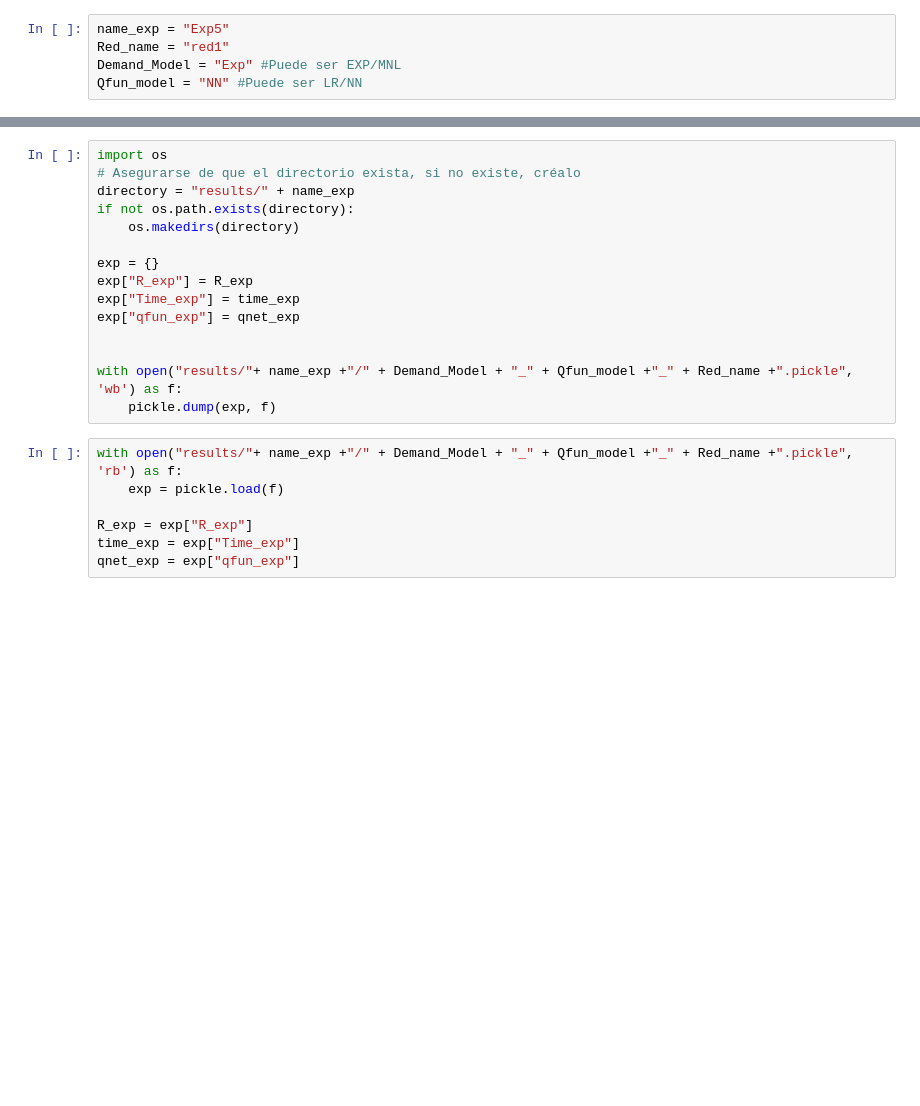
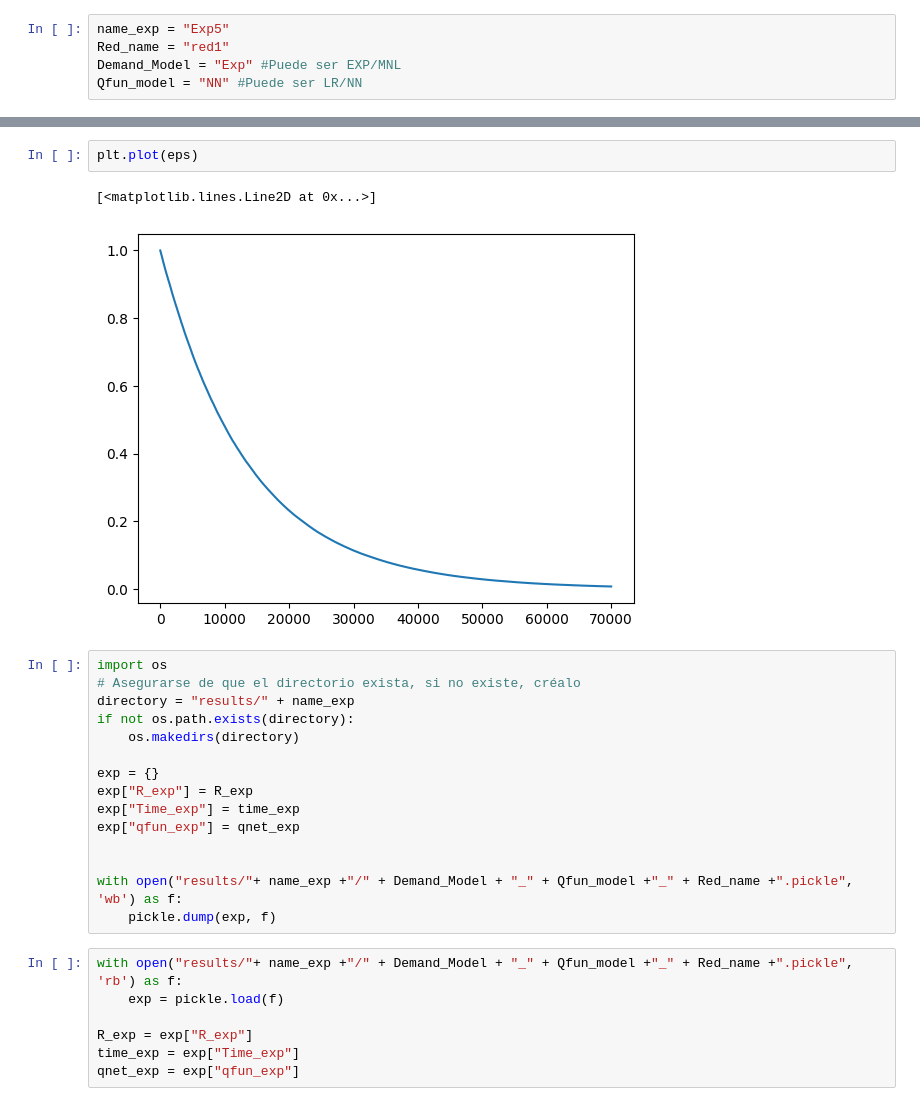
Before and after one commit to Oseluss/RMS, a Jupyter notebook: ARM-RED-DQL.ipynb, the cells around one changed output, grey strips where cells are left out. Cells and saved outputs as stored; diff of their text form; blank space fills up the shorter version.

```diff
--- a/ARM-RED-DQL.ipynb
+++ b/ARM-RED-DQL.ipynb
@@ -77,3 +75,8 @@ Experimento 2: 19930.0
+# %%
+plt.plot(eps)
+# %% [output]
+[<matplotlib.lines.Line2D at 0x...>]
+[figure, added]
 # %%
 import os
 # Asegurarse de que el directorio exista, si no existe, créalo
```
Also changed, not shown: parts of 6 cells of this notebook, 7 other files.
